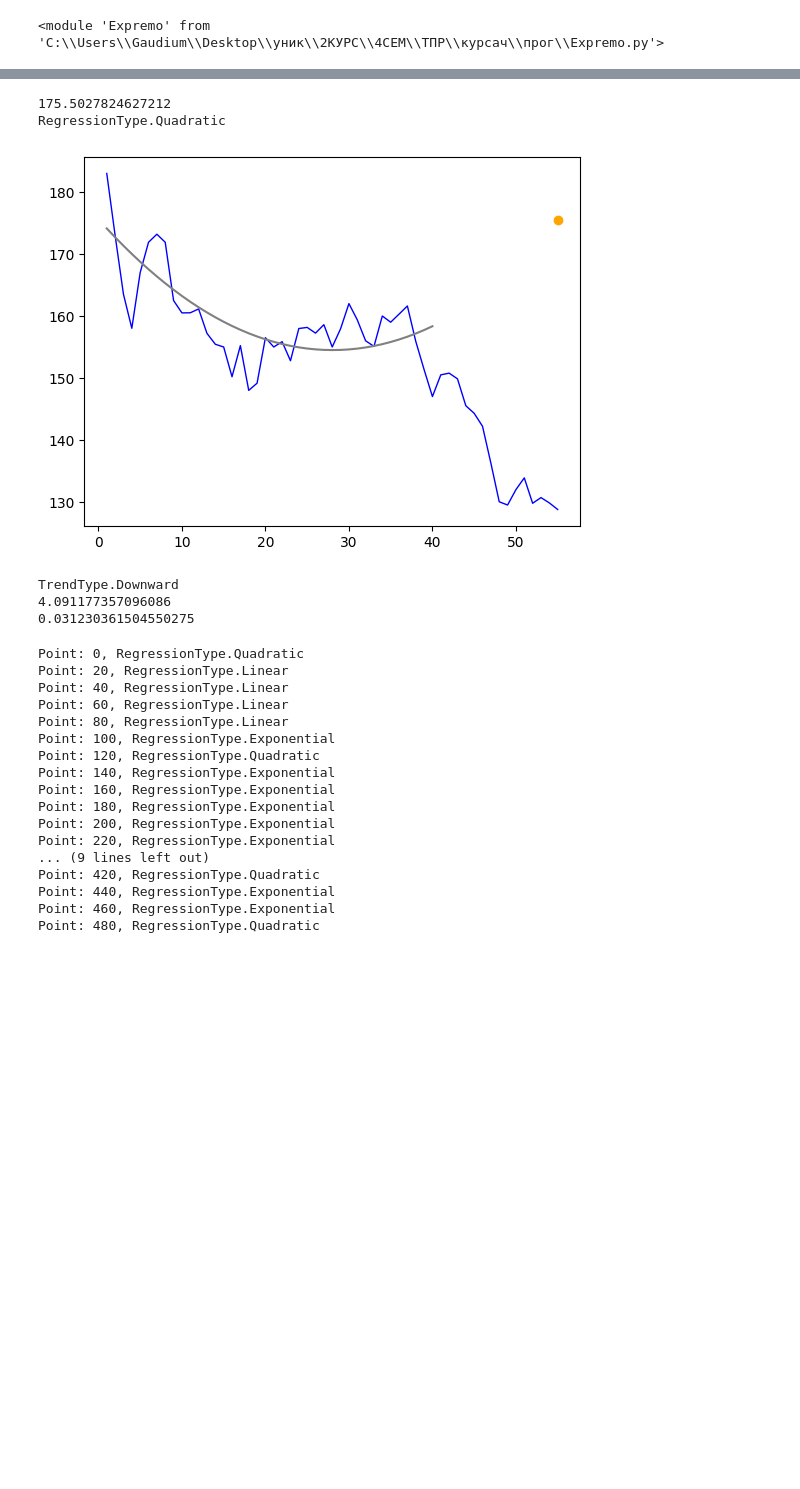
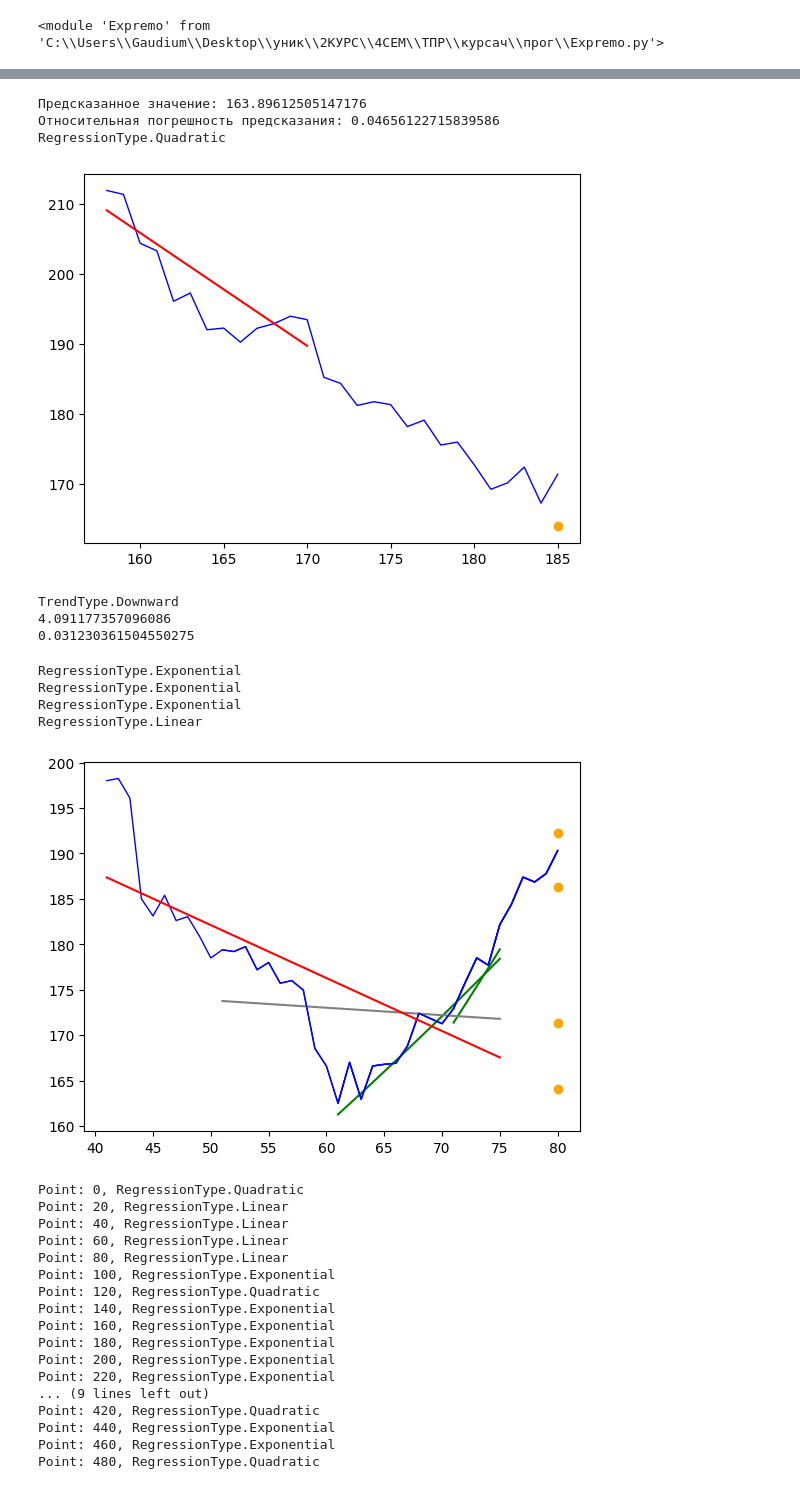
Before and after one commit to kgaudium/expremo, a Jupyter notebook: main.ipynb, the cells around one changed output, grey strips where cells are left out. Drawn from its saved outputs; the diff is of its cells as text; code cells hidden in the pictures; blank space fills up the shorter version.

```diff
--- a/main.ipynb
+++ b/main.ipynb
@@ -64,11 +70,16 @@ RegressionType.Quadratic
 # %%
-print(predictor.predict(0, 40, 15))
+print(f"Предсказанное значение: {predictor.predict(157, 13, 15)}")
+print(f"Относительная погрешность предсказания: {Expremo.calculate_relative_prediction_error(predictor, 15)}")
 print(predictor.regression_type)
 Expremo.plot_prediction(predictor, 15)
+
+# plt.plot(time, price, color='blue')
+# plt.plot(time, [predictor.regression_func(time) for time in time], color='red')
 # %% [output]
-175.5027824627212
+Предсказанное значение: 163.89612505147176
+Относительная погрешность предсказания: 0.04656122715839586
 RegressionType.Quadratic
-[figure, old version]
+[figure, new version]
 # %%
 print(predictor.predict_trend(0, 50, 5))
 print(Expremo.calculate_absolute_prediction_error(predictor, 5))
@@ -77,6 +88,22 @@ print(Expremo.calculate_relative_prediction_error(predictor, 5))
 TrendType.Downward
 4.091177357096086
 0.031230361504550275
+# %%
+prediction_point = 80
+prediction_distance = 5
+train_range = range(5, 40, 10)
+
+for train in train_range:
+    start_point = prediction_point - prediction_distance - train
+    predictor.predict(start_point, train, prediction_distance)
+    Expremo.plot_prediction(predictor, prediction_distance)
+    print(predictor.regression_type)
+# %% [output]
+RegressionType.Exponential
+RegressionType.Exponential
+RegressionType.Exponential
+RegressionType.Linear
+[figure, added]
 # %%
 step = 20
 prediction_distance = 3
```
Also changed, not shown: parts of 5 cells of this notebook, 1 other file.
